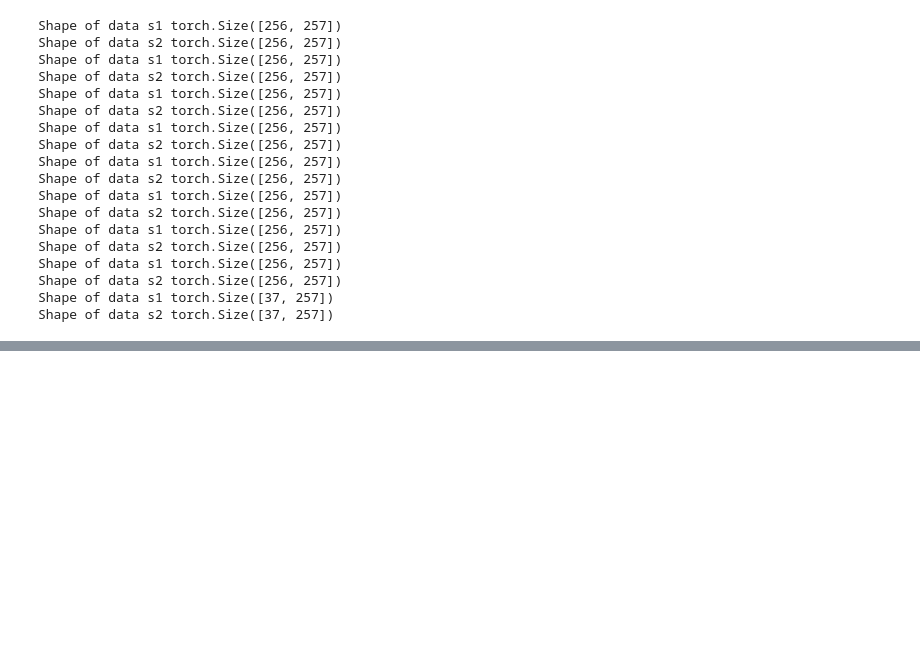
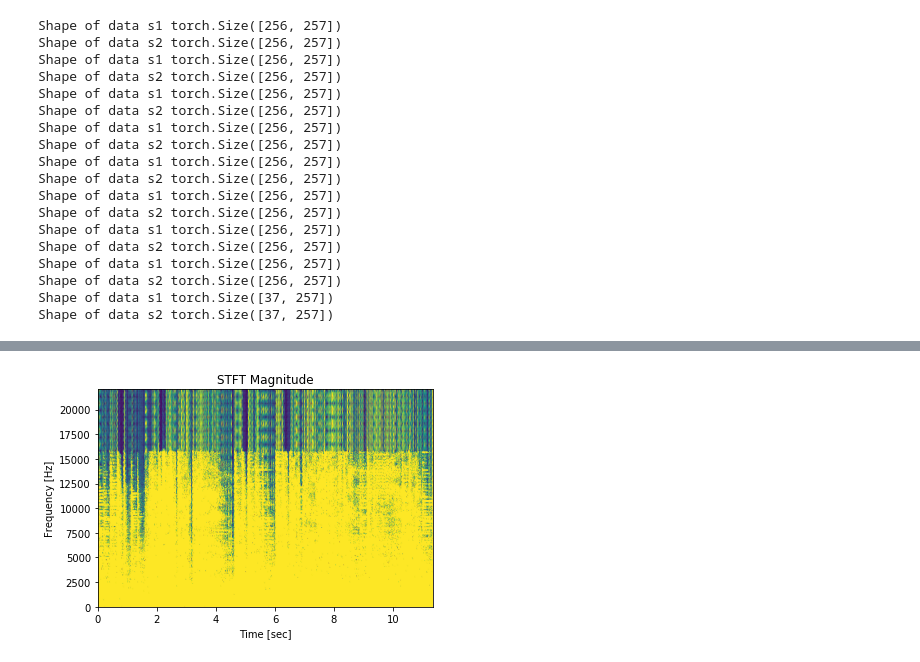
Before and after one commit to yacinebouaouni/Deep-Learning-Based-Speech-Separation, a Jupyter notebook: NMF/NMF.ipynb, the cells around one changed output, grey strips where cells are left out. Cells and saved outputs as stored; diff of their text form; code cells hidden in the pictures; blank space fills up the shorter version.

```diff
--- a/NMF/NMF.ipynb
+++ b/NMF/NMF.ipynb
@@ -205,0 +351,8 @@ Shape of data s2 torch.Size([37, 257])
+# %%
+plt.pcolormesh(t, f, Yabs,vmin=0, vmax=1, shading='gouraud')
+plt.title('STFT Magnitude')
+plt.ylabel('Frequency [Hz]')
+plt.xlabel('Time [sec]')
+plt.show()
+# %% [output]
+[figure, added]
```
Also changed, not shown: parts of 23 cells of this notebook, 5 other files.
